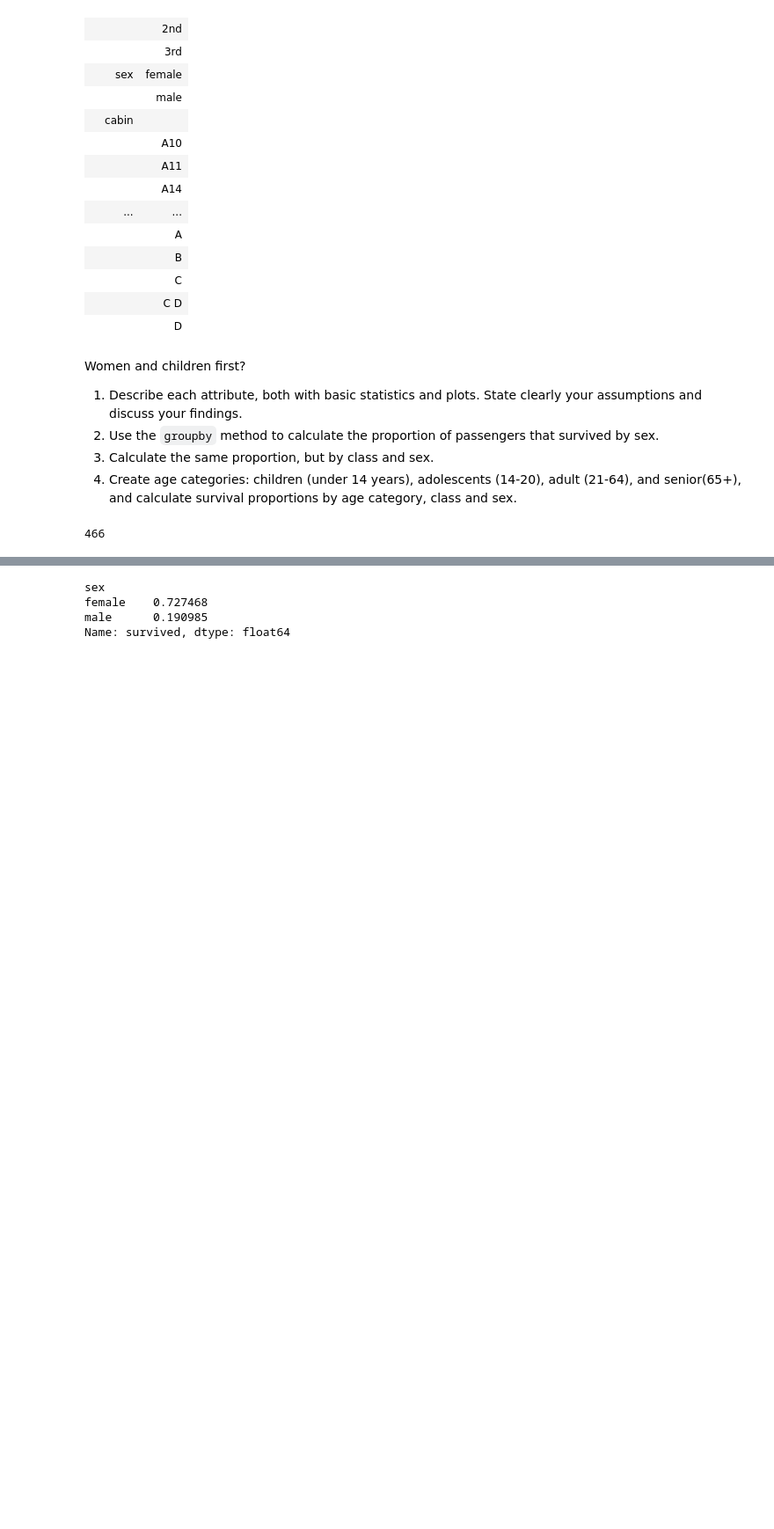
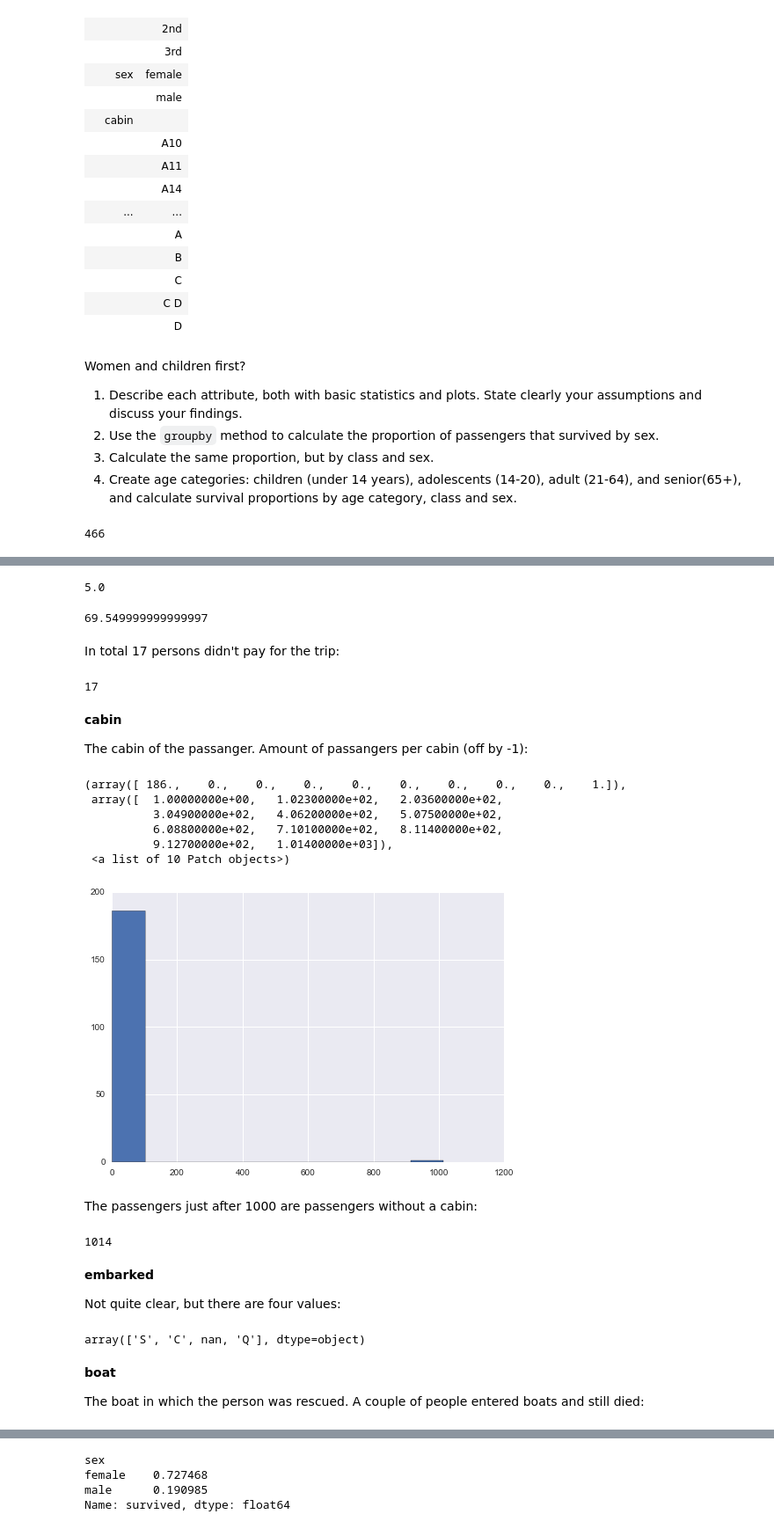
Before and after one commit to Wronskia/Homework, a Jupyter notebook: intropandas/Data Wrangling with Pandas.ipynb, the cells around one changed output, grey strips where cells are left out. Shown at 88% size. Drawn from its saved outputs; the diff is of its cells as text; code cells hidden in the pictures; blank space fills up the shorter version.

```diff
--- a/intropandas/Data Wrangling with Pandas.ipynb
+++ b/intropandas/Data Wrangling with Pandas.ipynb
@@ -1671,0 +1874,48 @@ sum(pd.Series(data['sex']).str.count('female'))
+# %%
+data[data['fare'] > 0][data[data['fare'] > 0]['pclass'] == 1]['fare'].min()
+# %% [output]
+5.0
+# %%
+data[data['pclass'] == 3]['fare'].max()
+# %% [output]
+69.549999999999997
+# %% [markdown]
+In total 17 persons didn't pay for the trip:
+# %%
+len(data[data['fare'] == 0])
+# %% [output]
+17
+# %% [markdown]
+__cabin__
+
+The cabin of the passanger. Amount of passangers per cabin (off by -1):
+# %%
+from collections import Counter
+counted_cabins = sorted(Counter(data['cabin']).values())
+plt.hist(counted_cabins)
+# %% [output]
+(array([ 186.,    0.,    0.,    0.,    0.,    0.,    0.,    0.,    0.,    1.]),
+ array([  1.00000000e+00,   1.02300000e+02,   2.03600000e+02,
+          3.04900000e+02,   4.06200000e+02,   5.07500000e+02,
+          6.08800000e+02,   7.10100000e+02,   8.11400000e+02,
+          9.12700000e+02,   1.01400000e+03]),
+ <a list of 10 Patch objects>)
+[figure, added]
+# %% [markdown]
+The passengers just after 1000 are passengers without a cabin:
+# %%
+data['cabin'].isnull().sum()
+# %% [output]
+1014
+# %% [markdown]
+__embarked__
+
+Not quite clear, but there are four values:
+# %%
+data['embarked'].unique()
+# %% [output]
+array(['S', 'C', nan, 'Q'], dtype=object)
+# %% [markdown]
+__boat__
+
+The boat in which the person was rescued. A couple of people entered boats and still died:
```
Also changed, not shown: parts of 80 cells of this notebook.
